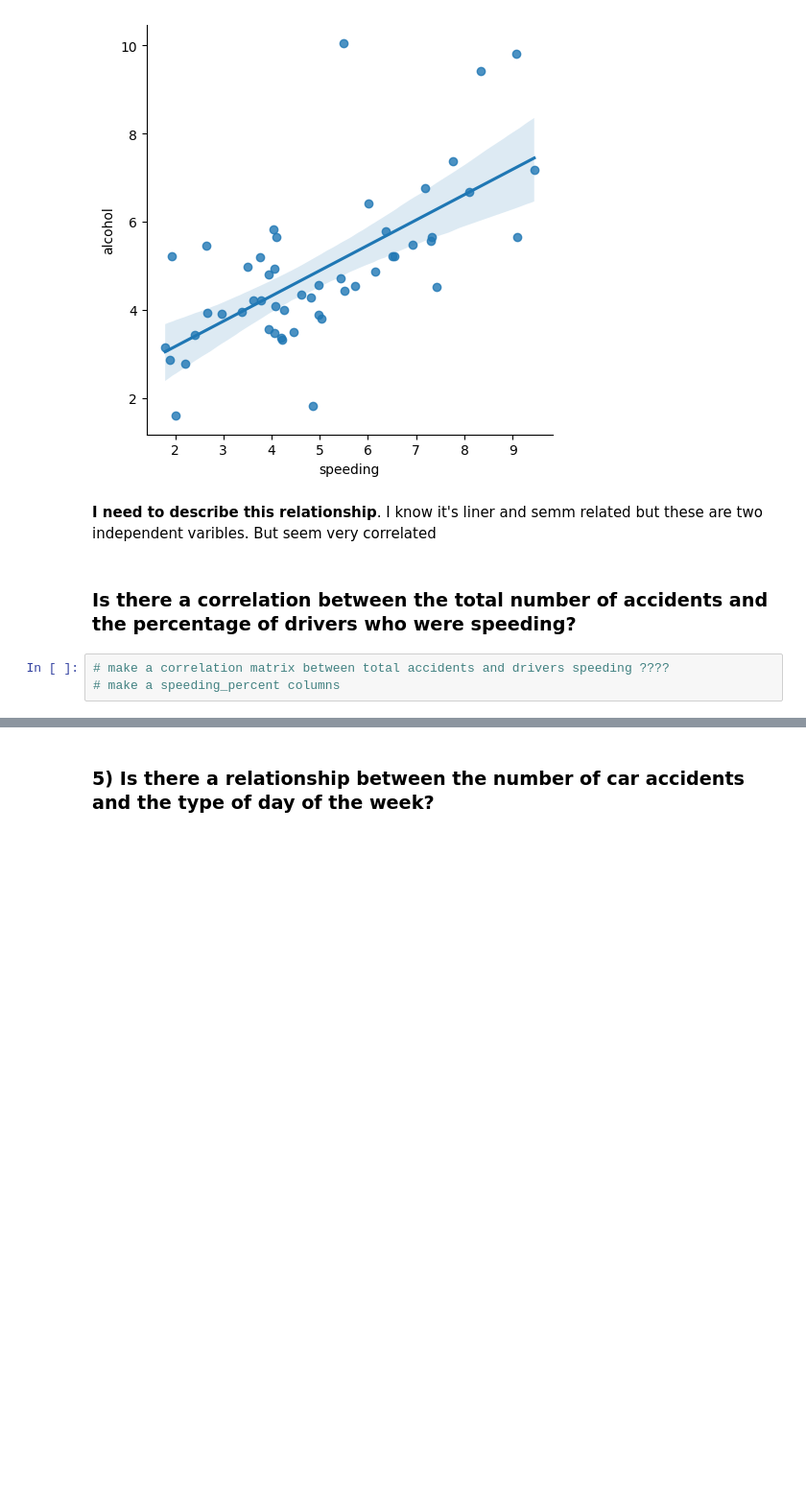
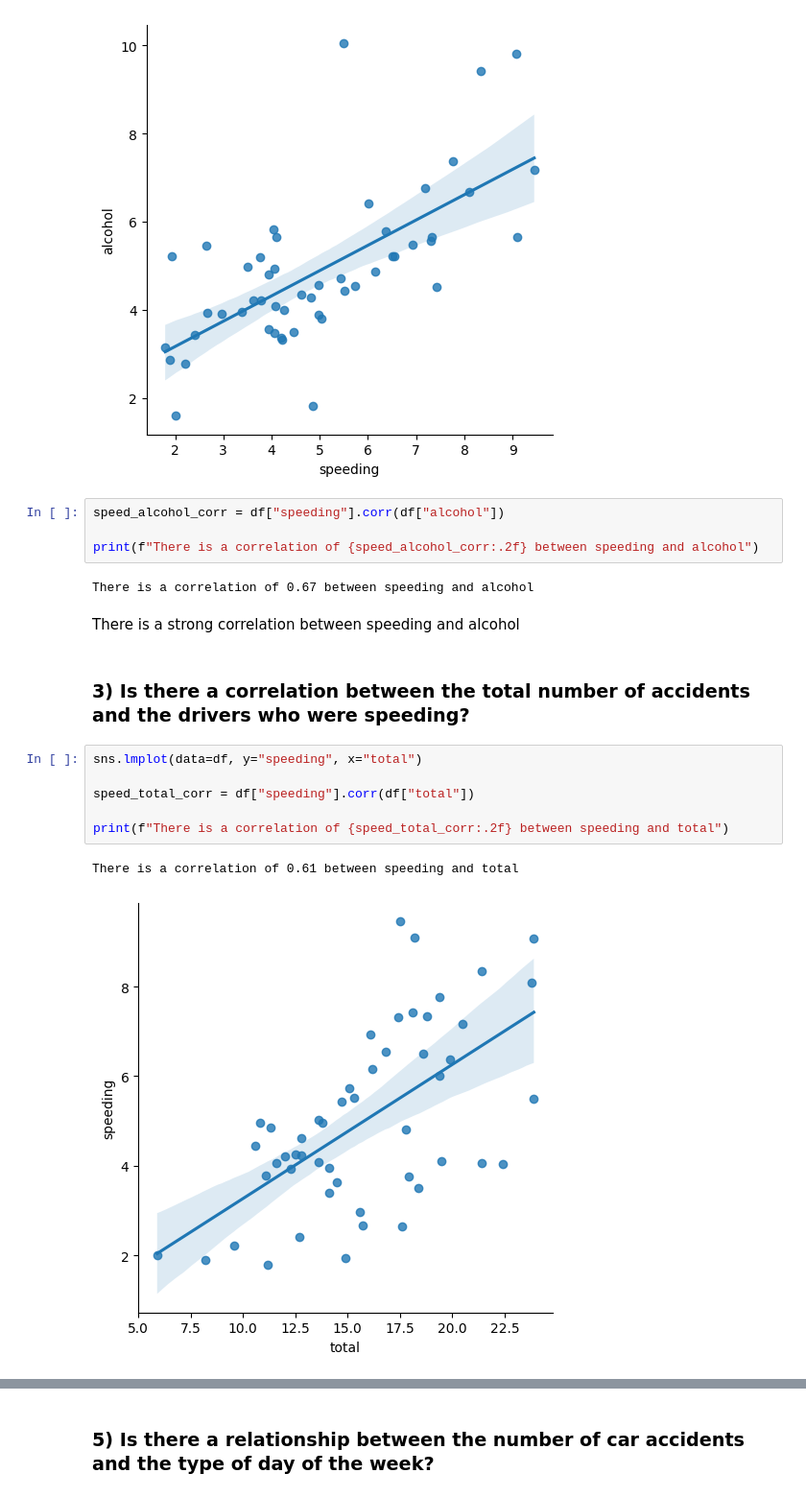
Before and after one commit to MugaRay/Data-Science-2b, a Jupyter notebook: prac_2b.ipynb, the cells around one changed output, grey strips where cells are left out. Shown at 96% size. Drawn from its saved outputs; the diff is of its cells as text; blank space fills up the shorter version.

```diff
--- a/prac_2b.ipynb
+++ b/prac_2b.ipynb
@@ -62,10 +62,22 @@ sns.lmplot(data=df, x="speeding", y="alcohol")
 # %% [output]
 <seaborn.axisgrid.FacetGrid at 0x...>
 [figure]
-# %% [markdown]
-**I need to describe this relationship**. I know it's liner and semm related but these are two independent varibles. But seem very correlated
+# %%
+speed_alcohol_corr = df["speeding"].corr(df["alcohol"])
+
+print(f"There is a correlation of {speed_alcohol_corr:.2f} between speeding and alcohol")
+# %% [output]
+There is a correlation of 0.67 between speeding and alcohol
+# %% [markdown]
+There is a strong correlation between speeding and alcohol
 # %% [markdown]
-### Is there a correlation between the total number of accidents and the percentage of drivers who were speeding?
+### 3) Is there a correlation between the total number of accidents and the drivers who were speeding?
-# %%
-# make a correlation matrix between total accidents and drivers speeding ????
-# make a speeding_percent columns
+# %%
+sns.lmplot(data=df, y="speeding", x="total")
+
+speed_total_corr = df["speeding"].corr(df["total"])
+
+print(f"There is a correlation of {speed_total_corr:.2f} between speeding and total")
+# %% [output]
+There is a correlation of 0.61 between speeding and total
+[figure, added]
```
Also changed, not shown: parts of 24 cells of this notebook, 1 other file.
